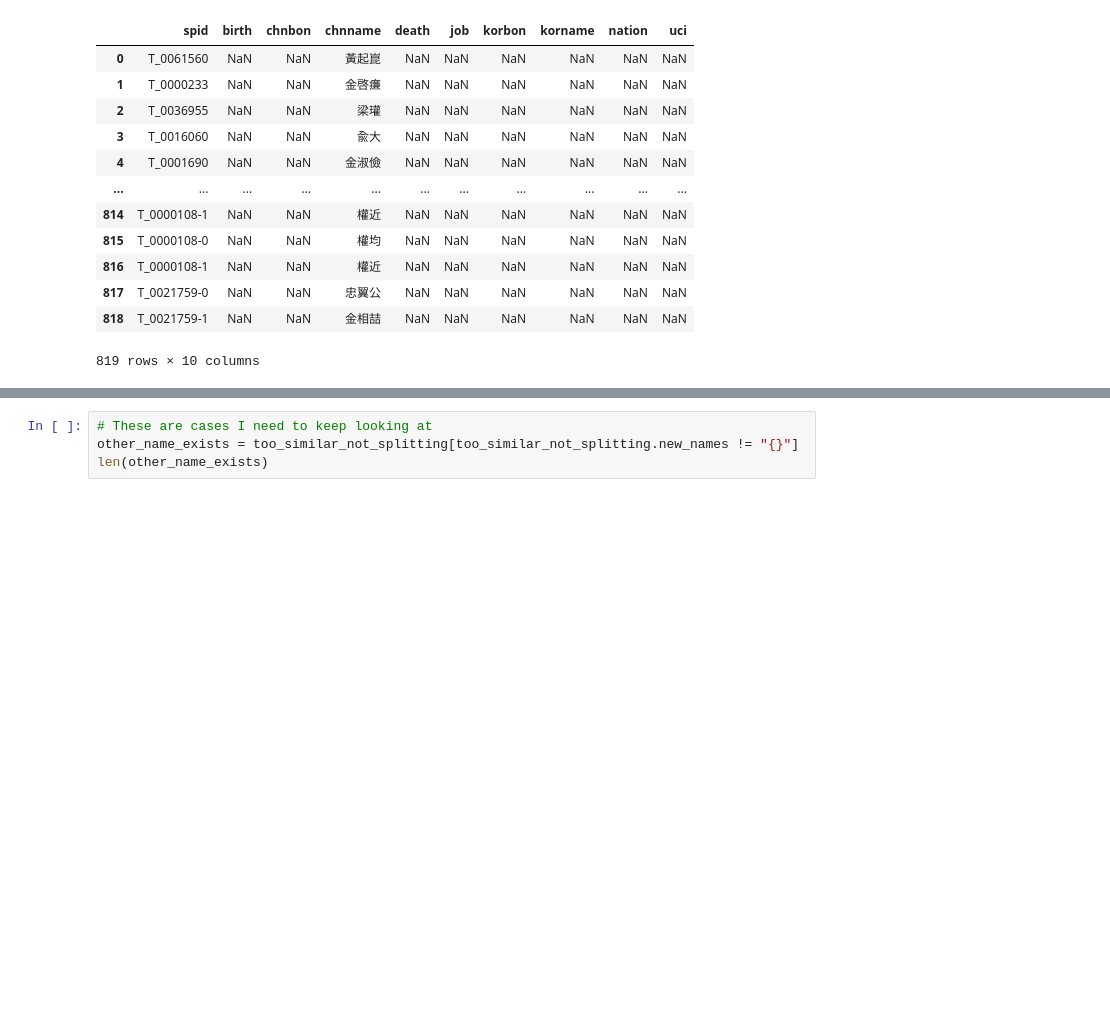
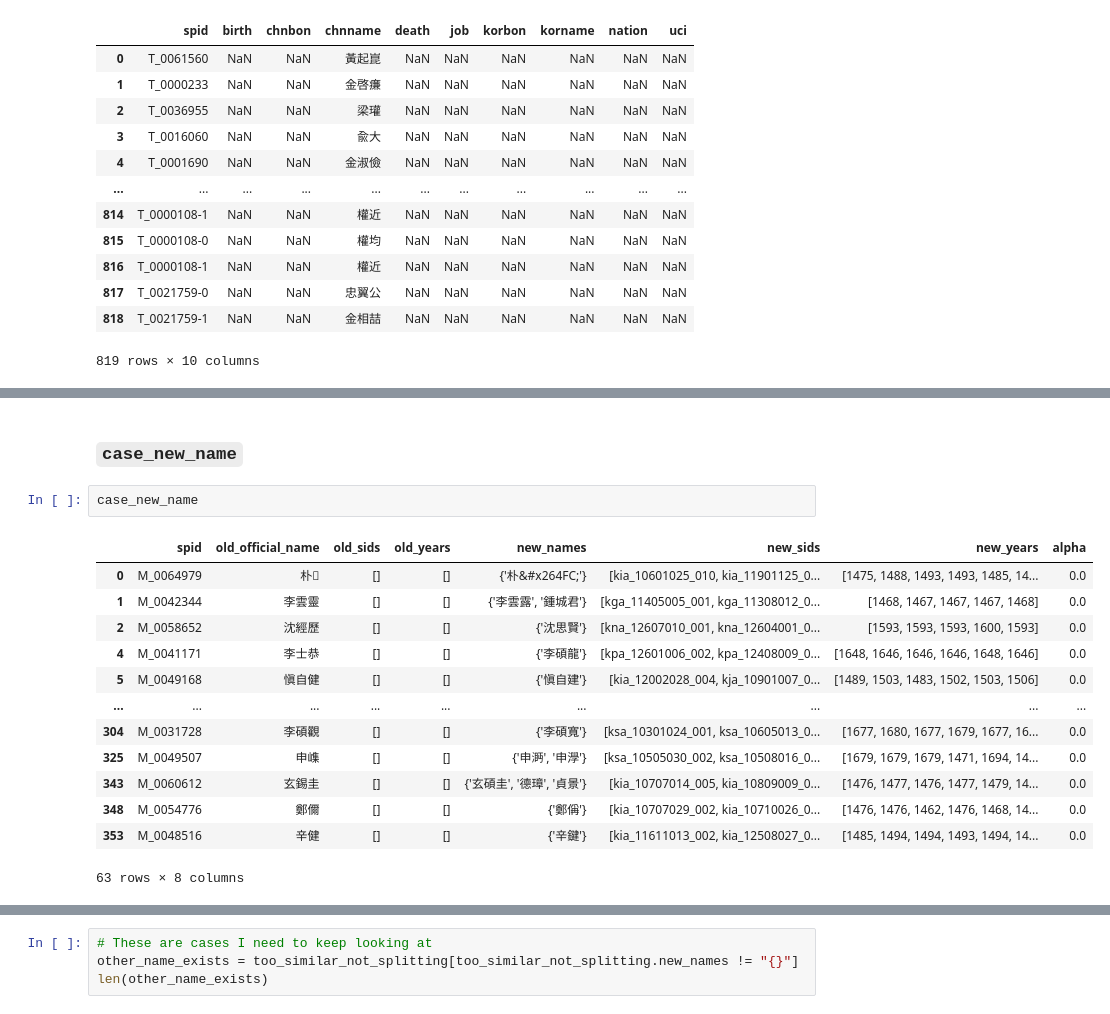
Before and after one commit to yenniejun/JoseonMunkwa, a Jupyter notebook: code/PreprocessToLinkage/To Split.ipynb, the cells around one changed output, grey strips where cells are left out. Saved outputs shown, nothing was run; the diff lists cells and outputs as text; blank space fills up the shorter version.

```diff
--- a/code/PreprocessToLinkage/To Split.ipynb
+++ b/code/PreprocessToLinkage/To Split.ipynb
@@ -909,0 +992,18 @@ len(split_people), len(too_similar_not_splitting)
+# %% [markdown]
+### `case_new_name`
+# %%
+case_new_name
+# %% [output]
+|  | spid | old_official_name | old_sids | old_years | new_names | new_sids | new_years | alpha |
+| 0 | M_0064979 | 朴 | [] | [] | {'朴&#x264FC;'} | [kia_10601025_010, kia_11901125_0... | [1475, 1488, 1493, 1493, 1485, 14... | 0.0 |
+| 1 | M_0042344 | 李雲靈 | [] | [] | {'李雲露', '鍾城君'} | [kga_11405005_001, kga_11308012_0... | [1468, 1467, 1467, 1467, 1468] | 0.0 |
+| 2 | M_0058652 | 沈經歷 | [] | [] | {'沈思賢'} | [kna_12607010_001, kna_12604001_0... | [1593, 1593, 1593, 1600, 1593] | 0.0 |
+| 4 | M_0041171 | 李士恭 | [] | [] | {'李碩龍'} | [kpa_12601006_002, kpa_12408009_0... | [1648, 1646, 1646, 1646, 1648, 1646] | 0.0 |
+| 5 | M_0049168 | 愼自健 | [] | [] | {'愼自建'} | [kia_12002028_004, kja_10901007_0... | [1489, 1503, 1483, 1502, 1503, 1506] | 0.0 |
+| ... | ... | ... | ... | ... | ... | ... | ... | ... |
+| 304 | M_0031728 | 李碩觀 | [] | [] | {'李碩寬'} | [ksa_10301024_001, ksa_10605013_0... | [1677, 1680, 1677, 1679, 1677, 16... | 0.0 |
+| 325 | M_0049507 | 申㠎 | [] | [] | {'申㴐', '申㶅'} | [ksa_10505030_002, ksa_10508016_0... | [1679, 1679, 1679, 1471, 1694, 14... | 0.0 |
+| 343 | M_0060612 | 玄錫圭 | [] | [] | {'玄碩圭', '德璋', '貞景'} | [kia_10707014_005, kia_10809009_0... | [1476, 1477, 1476, 1477, 1479, 14... | 0.0 |
+| 348 | M_0054776 | 鄭儞 | [] | [] | {'鄭偁'} | [kia_10707029_002, kia_10710026_0... | [1476, 1476, 1462, 1476, 1468, 14... | 0.0 |
+| 353 | M_0048516 | 辛健 | [] | [] | {'辛鍵'} | [kia_11611013_002, kia_12508027_0... | [1485, 1494, 1494, 1493, 1494, 14... | 0.0 |
+63 rows × 8 columns
```
Also changed, not shown: parts of 34 cells of this notebook.
